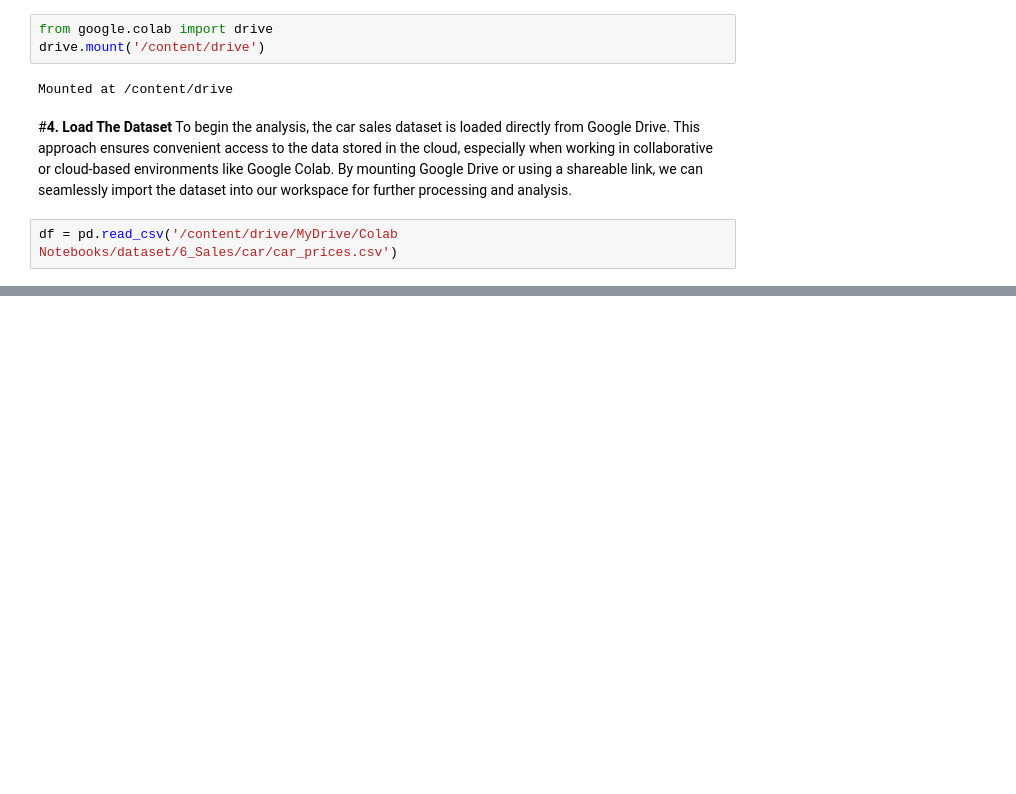
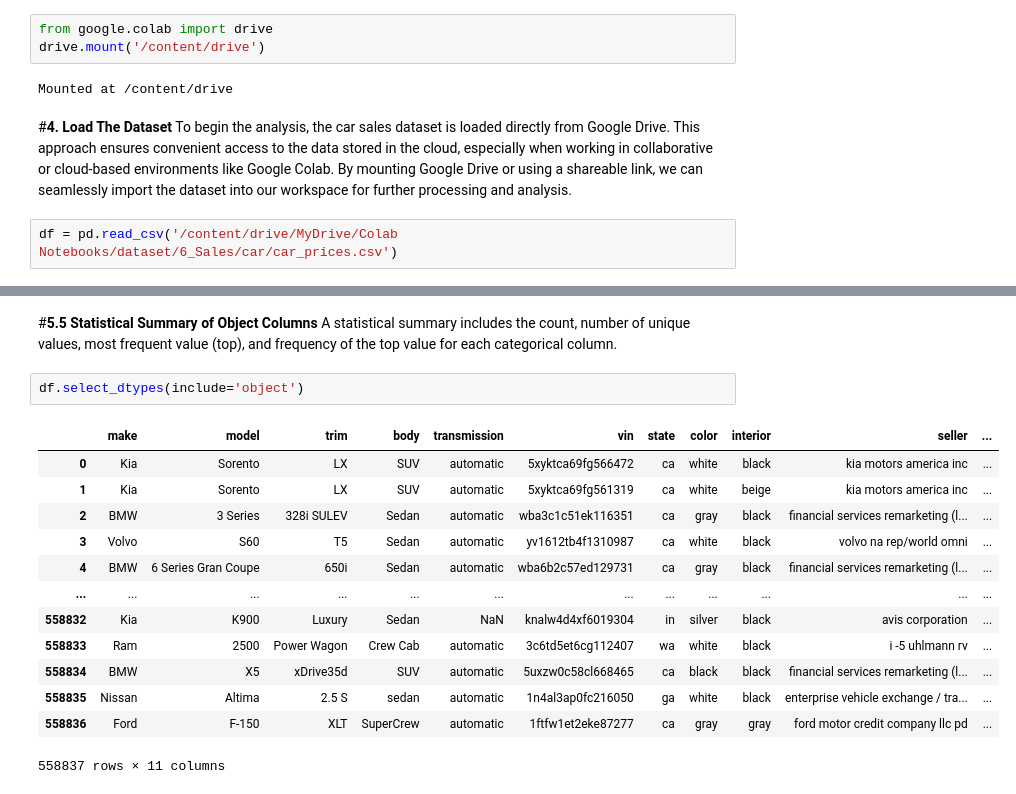
Before and after one commit to Sagarjain93/car_prices, a Jupyter notebook: car_prices.ipynb, the cells around one changed output, grey strips where cells are left out. Cells and saved outputs as stored; diff of their text form; blank space fills up the shorter version.

```diff
--- a/car_prices.ipynb
+++ b/car_prices.ipynb
@@ -104,0 +167,19 @@ df = pd.read_csv('/content/drive/MyDrive/Colab Notebooks/dataset/6_Sales/car/car
+# %% [markdown]
+#**5.5 Statistical Summary of Object Columns**
+A statistical summary includes the count, number of unique values, most frequent value (top), and frequency of the top value for each categorical column.
+# %%
+df.select_dtypes(include='object')
+# %% [output]
+|  | make | model | trim | body | transmission | vin | state | color | interior | seller | ... |
+| 0 | Kia | Sorento | LX | SUV | automatic | 5xyktca69fg566472 | ca | white | black | kia motors america inc | ... |
+| 1 | Kia | Sorento | LX | SUV | automatic | 5xyktca69fg561319 | ca | white | beige | kia motors america inc | ... |
+| 2 | BMW | 3 Series | 328i SULEV | Sedan | automatic | wba3c1c51ek116351 | ca | gray | black | financial services remarketing (l... | ... |
+| 3 | Volvo | S60 | T5 | Sedan | automatic | yv1612tb4f1310987 | ca | white | black | volvo na rep/world omni | ... |
+| 4 | BMW | 6 Series Gran Coupe | 650i | Sedan | automatic | wba6b2c57ed129731 | ca | gray | black | financial services remarketing (l... | ... |
+| ... | ... | ... | ... | ... | ... | ... | ... | ... | ... | ... | ... |
+| 558832 | Kia | K900 | Luxury | Sedan | NaN | knalw4d4xf6019304 | in | silver | black | avis corporation | ... |
+| 558833 | Ram | 2500 | Power Wagon | Crew Cab | automatic | 3c6td5et6cg112407 | wa | white | black | i -5 uhlmann rv | ... |
+| 558834 | BMW | X5 | xDrive35d | SUV | automatic | 5uxzw0c58cl668465 | ca | black | black | financial services remarketing (l... | ... |
+| 558835 | Nissan | Altima | 2.5 S | sedan | automatic | 1n4al3ap0fc216050 | ga | white | black | enterprise vehicle exchange / tra... | ... |
+| 558836 | Ford | F-150 | XLT | SuperCrew | automatic | 1ftfw1et2eke87277 | ca | gray | gray | ford motor credit company llc pd | ... |
+558837 rows × 11 columns
```
Also changed, not shown: parts of 31 cells of this notebook.
